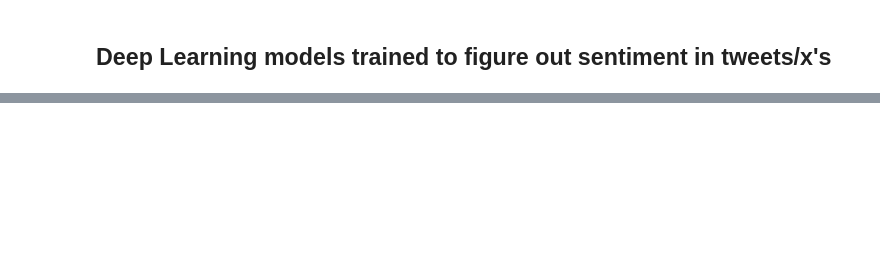
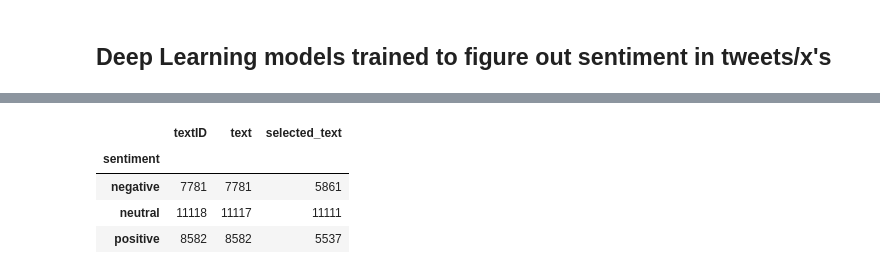
Before and after one commit to Aswin043/x-sentiment-analysis, a Jupyter notebook: sentiment-analysis.ipynb, the cells around one changed output, grey strips where cells are left out. Saved outputs shown, nothing was run; the diff lists cells and outputs as text; code cells hidden in the pictures; blank space fills up the shorter version.

```diff
--- a/sentiment-analysis.ipynb
+++ b/sentiment-analysis.ipynb
@@ -36,0 +50,8 @@ ImportError: numpy._core.multiarray failed to import
+# %%
+data.groupby('sentiment').nunique()
+# %% [output]
+|  | textID | text | selected_text |
+| sentiment |  |  |  |
+| negative | 7781 | 7781 | 5861 |
+| neutral | 11118 | 11117 | 11111 |
+| positive | 8582 | 8582 | 5537 |
```
Also changed, not shown: parts of 34 cells of this notebook, 2 other files.
